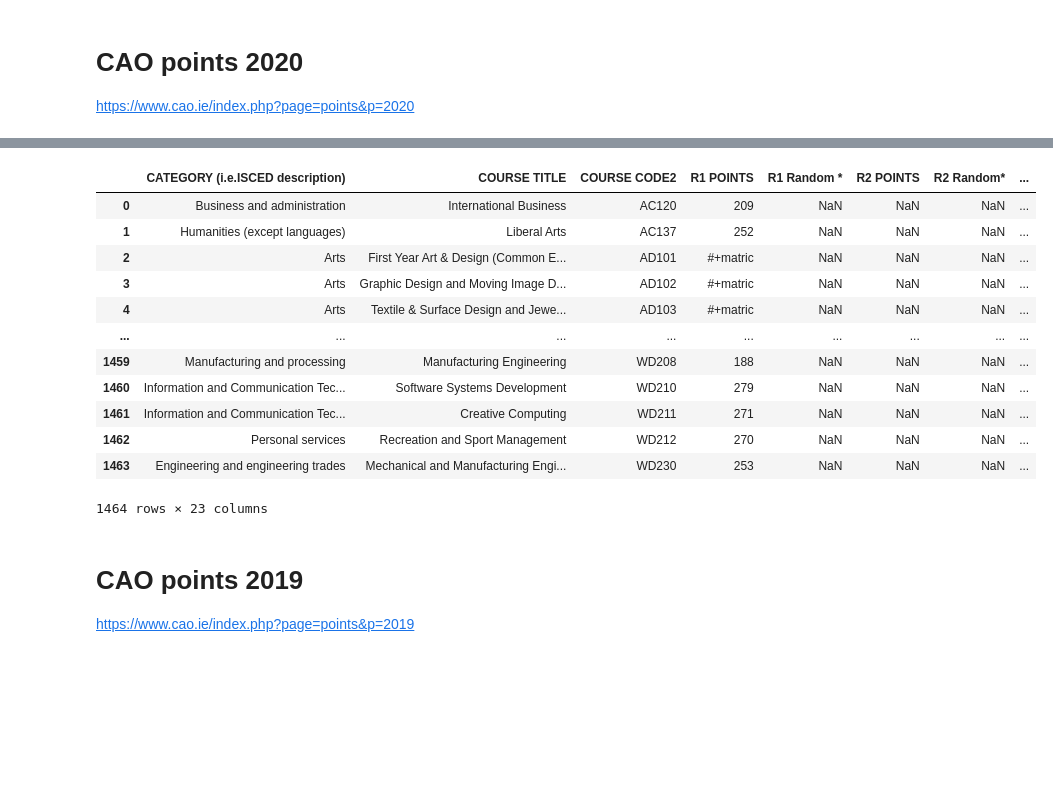
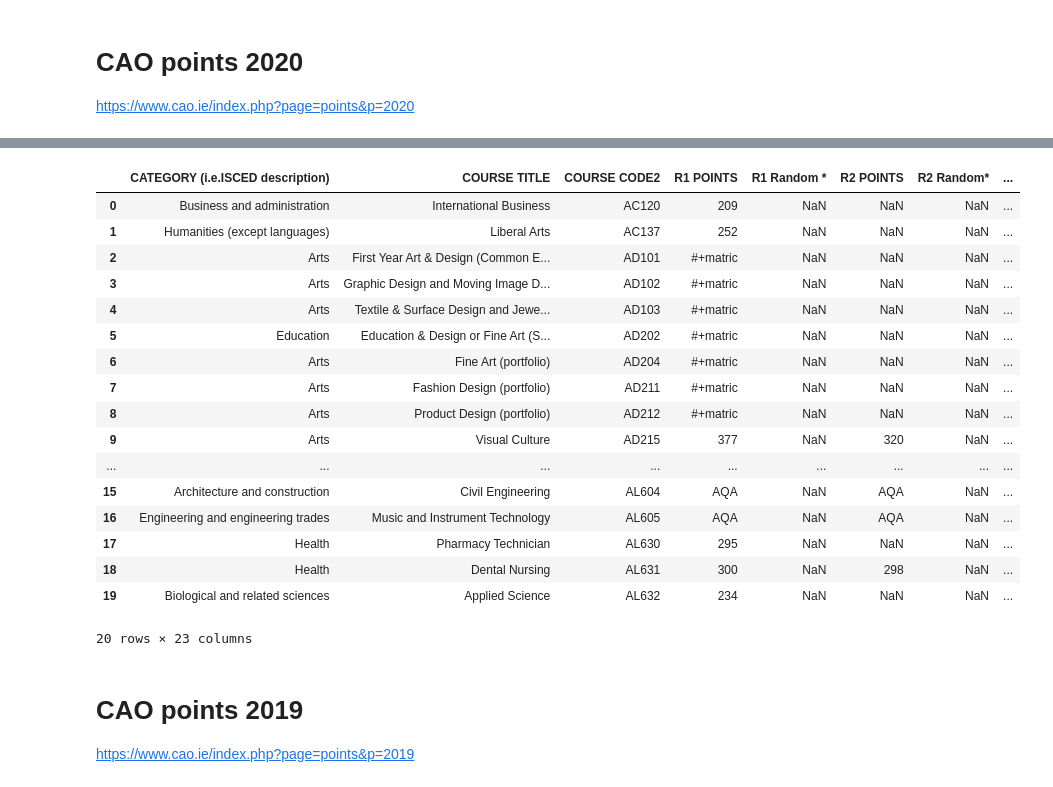
Before and after one commit to susehenry/Fundamentals-of-Data-Analysis, a Jupyter notebook: cao-Copy2.ipynb, the cells around one changed output, grey strips where cells are left out. Saved outputs shown, nothing was run; the diff lists cells and outputs as text; code cells hidden in the pictures; blank space fills up the shorter version.

Commit message:
trying to tidy up dataframes

```diff
--- a/cao-Copy2.ipynb
+++ b/cao-Copy2.ipynb
@@ -207,21 +219,29 @@ urlrq.urlretrieve(url2020, pathxlsx)
 # Download and parse the excel spreadsheet.
 df2020 = pd.read_excel(url2020, skiprows=10)
 # %%
-df2020
+df2020.head(20)
+
+#cao2020 = df2020 [["COURSE CODE2", "R1 POINTS"]]
+#cao2020
 # %% [output]
 |  | CATEGORY (i.e.ISCED description) | COURSE TITLE | COURSE CODE2 | R1 POINTS | R1 Random * | R2 POINTS | R2 Random* | ... |
 | 0 | Business and administration | International Business | AC120 | 209 | NaN | NaN | NaN | ... |
 | 1 | Humanities (except languages) | Liberal Arts | AC137 | 252 | NaN | NaN | NaN | ... |
 | 2 | Arts | First Year Art & Design (Common E... | AD101 | #+matric | NaN | NaN | NaN | ... |
 | 3 | Arts | Graphic Design and Moving Image D... | AD102 | #+matric | NaN | NaN | NaN | ... |
 | 4 | Arts | Textile & Surface Design and Jewe... | AD103 | #+matric | NaN | NaN | NaN | ... |
+| 5 | Education | Education & Design or Fine Art (S... | AD202 | #+matric | NaN | NaN | NaN | ... |
+| 6 | Arts | Fine Art (portfolio) | AD204 | #+matric | NaN | NaN | NaN | ... |
+| 7 | Arts | Fashion Design (portfolio) | AD211 | #+matric | NaN | NaN | NaN | ... |
+| 8 | Arts | Product Design (portfolio) | AD212 | #+matric | NaN | NaN | NaN | ... |
+| 9 | Arts | Visual Culture | AD215 | 377 | NaN | 320 | NaN | ... |
 | ... | ... | ... | ... | ... | ... | ... | ... | ... |
-| 1459 | Manufacturing and processing | Manufacturing Engineering | WD208 | 188 | NaN | NaN | NaN | ... |
-| 1460 | Information and Communication Tec... | Software Systems Development | WD210 | 279 | NaN | NaN | NaN | ... |
-| 1461 | Information and Communication Tec... | Creative Computing | WD211 | 271 | NaN | NaN | NaN | ... |
-| 1462 | Personal services | Recreation and Sport Management | WD212 | 270 | NaN | NaN | NaN | ... |
-| 1463 | Engineering and engineering trades | Mechanical and Manufacturing Engi... | WD230 | 253 | NaN | NaN | NaN | ... |
+| 15 | Architecture and construction | Civil Engineering | AL604 | AQA | NaN | AQA | NaN | ... |
+| 16 | Engineering and engineering trades | Music and Instrument Technology | AL605 | AQA | NaN | AQA | NaN | ... |
+| 17 | Health | Pharmacy Technician | AL630 | 295 | NaN | NaN | NaN | ... |
+| 18 | Health | Dental Nursing | AL631 | 300 | NaN | 298 | NaN | ... |
+| 19 | Biological and related sciences | Applied Science | AL632 | 234 | NaN | NaN | NaN | ... |
-1464 rows × 23 columns
+20 rows × 23 columns
 # %% [markdown]
 # CAO points 2019
 
```
Also changed, not shown: parts of 18 cells of this notebook, 15 other files.
